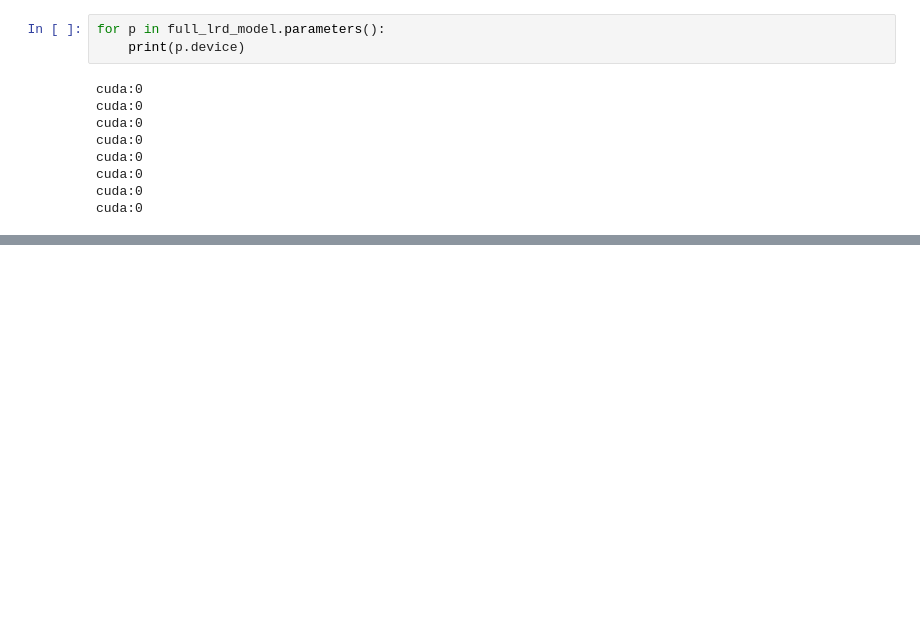
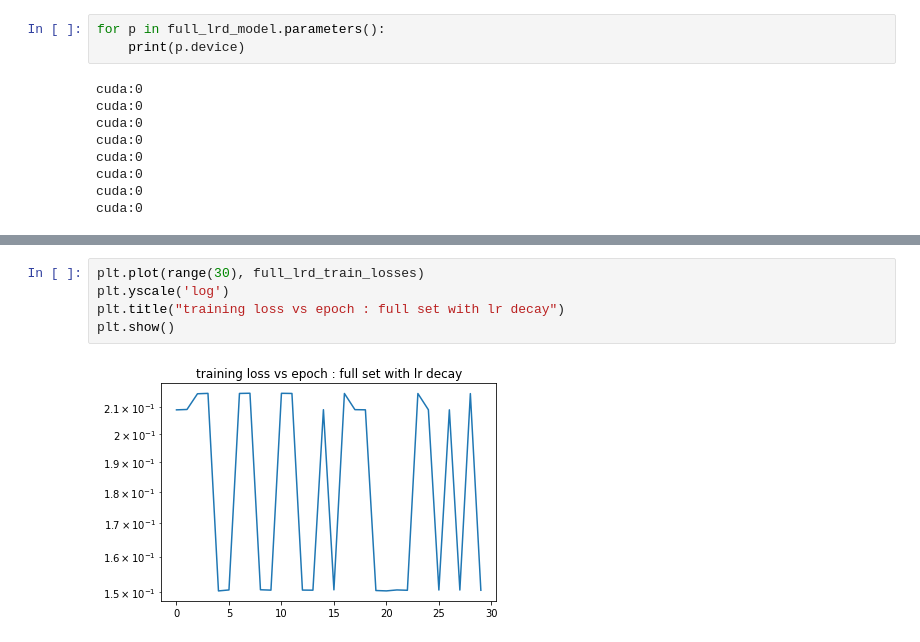
Before and after one commit to bhershdu/nlp_legislation_prediction, a Jupyter notebook: training/training.ipynb, the cells around one changed output, grey strips where cells are left out. Saved outputs shown, nothing was run; the diff lists cells and outputs as text; blank space fills up the shorter version.

```diff
--- a/training/training.ipynb
+++ b/training/training.ipynb
@@ -474,0 +455,7 @@ TypeError: 'SummaryDataSet' object is not an iterator
+# %%
+plt.plot(range(30), full_lrd_train_losses)
+plt.yscale('log')
+plt.title("training loss vs epoch : full set with lr decay")
+plt.show()
+# %% [output]
+[figure, added]
```
Also changed, not shown: parts of 25 cells of this notebook.
